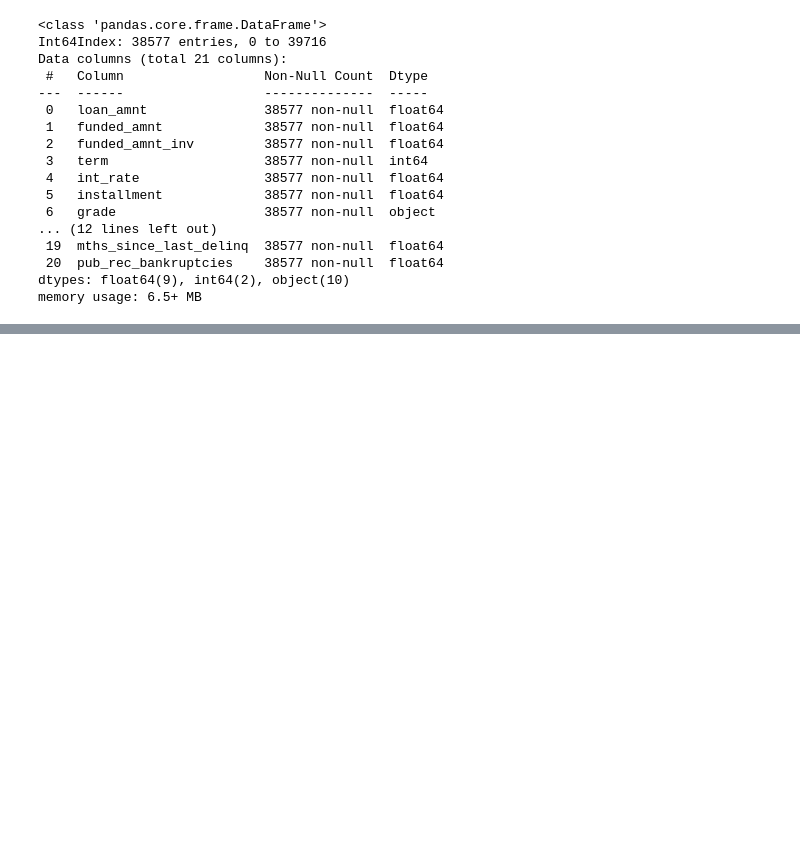
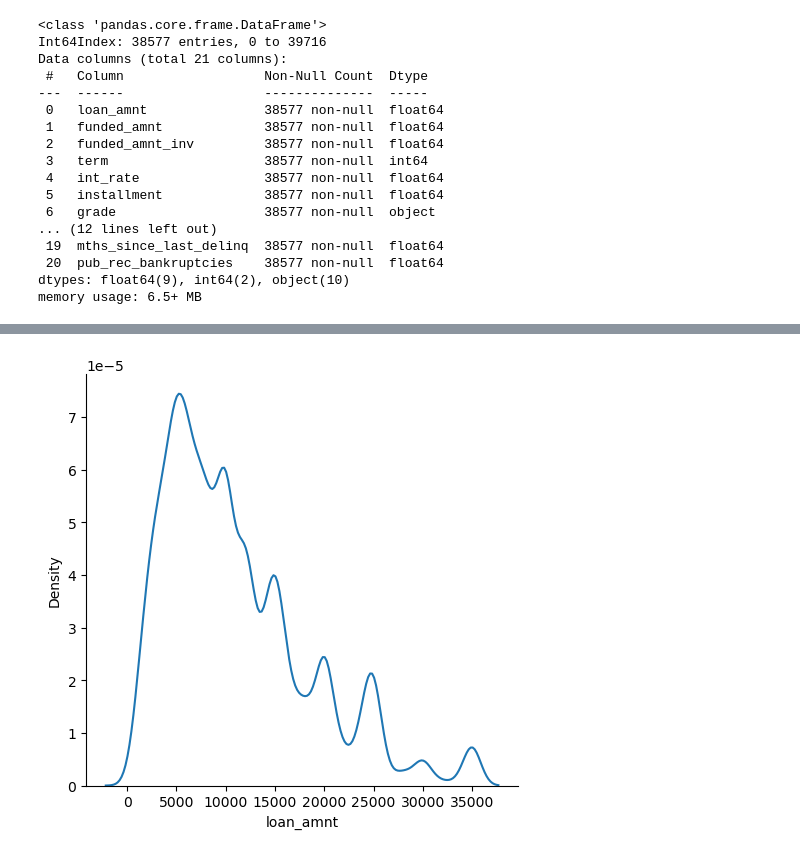
Before and after one commit to rmohamedbasith/Advanced-Regression, a Jupyter notebook: EDA_lendingclub/Data_cleaning.ipynb, the cells around one changed output, grey strips where cells are left out. Cells and saved outputs as stored; diff of their text form; code cells hidden in the pictures; blank space fills up the shorter version.

```diff
--- a/EDA_lendingclub/Data_cleaning.ipynb
+++ b/EDA_lendingclub/Data_cleaning.ipynb
@@ -693,0 +729,5 @@ KeyboardInterrupt:
+# %%
+sns.displot(data=raw4,x='loan_amnt',kind='kde')
+plt.show()
+# %% [output]
+[figure, added]
```
Also changed, not shown: parts of 33 cells of this notebook.
